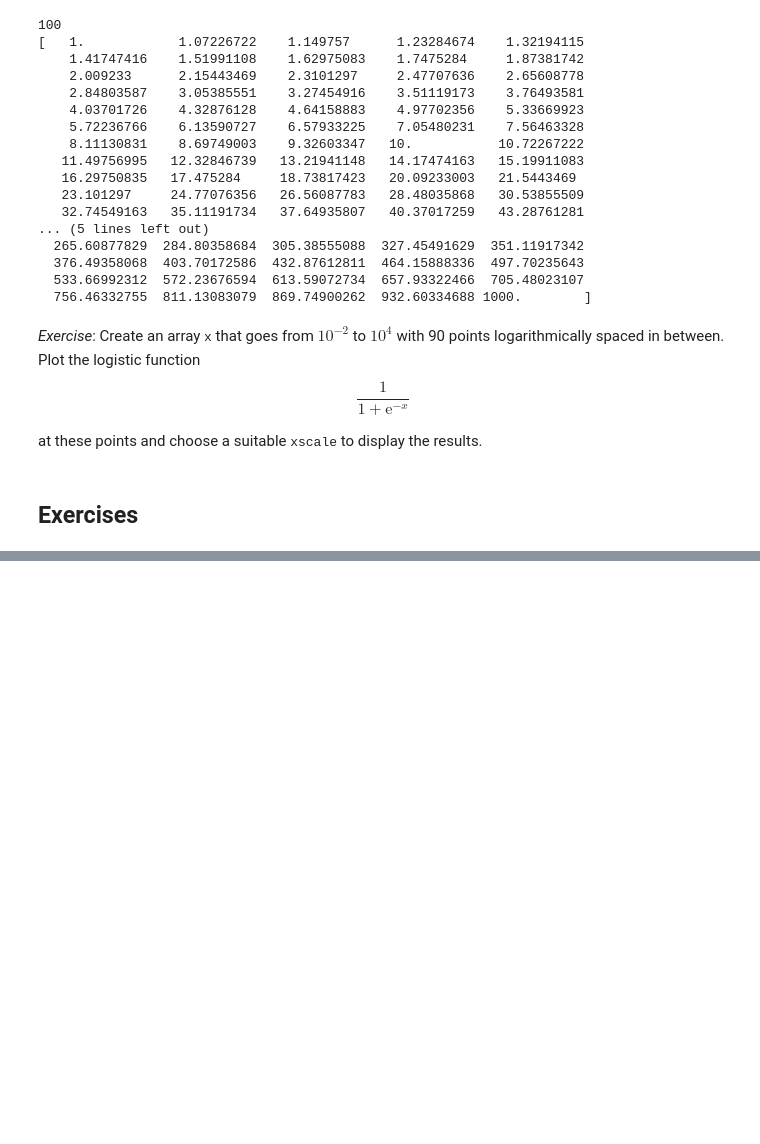
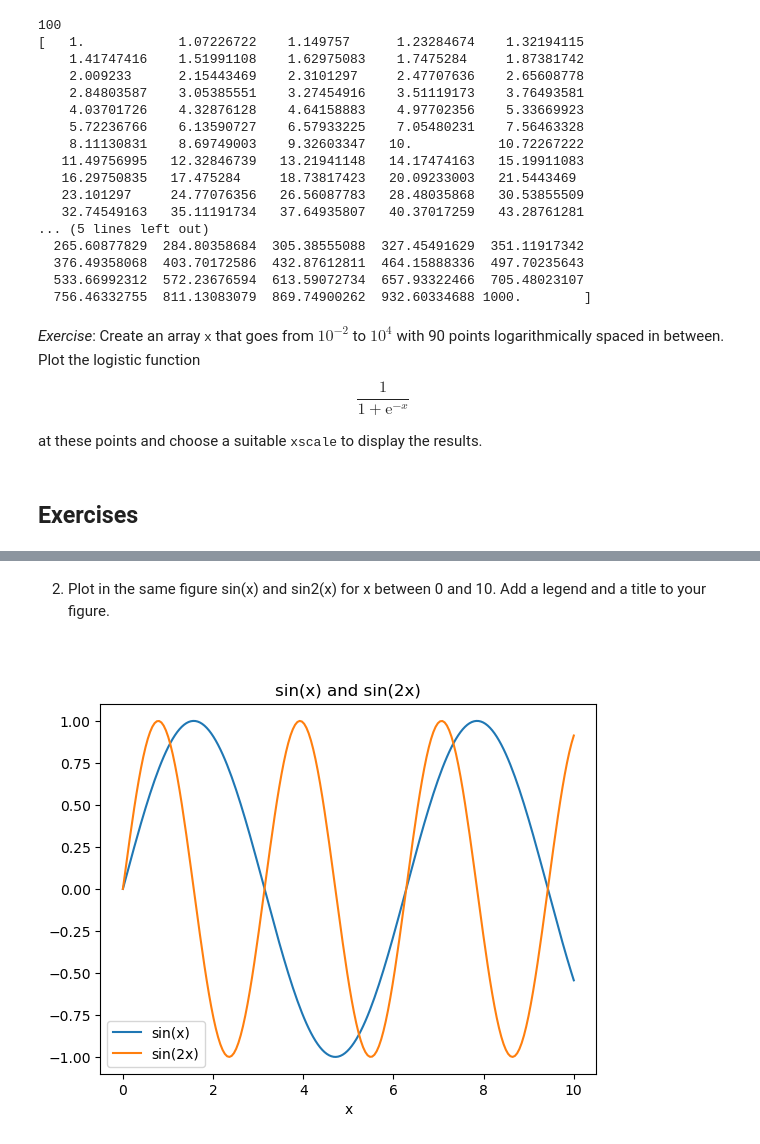
Before and after one commit to B218088-2022/PSB_2023, a Jupyter notebook: jupyter_examples/week2_plotting.ipynb, the cells around one changed output, grey strips where cells are left out. Drawn from its saved outputs; the diff is of its cells as text; code cells hidden in the pictures; blank space fills up the shorter version.

```diff
--- a/jupyter_examples/week2_plotting.ipynb
+++ b/jupyter_examples/week2_plotting.ipynb
@@ -77,0 +98,15 @@ at these points and choose a suitable <tt>xscale</tt> to display the results.
+# %% [markdown]
+2. Plot in the same figure sin(x) and sin2(x) for x between 0 and 10. Add a legend and a title to your figure.
+<br>
+# %%
+#Question 2
+x= np.linspace(0, 10, 200)
+plt.figure()
+plt.plot(x, np.sin(x), label= 'sin(x)')
+plt.plot(x, np.sin(2*x), label= 'sin(2x)')
+plt.legend()
+plt.title('sin(x) and sin(2x)')
+plt.xlabel('x')
+plt.show()
+# %% [output]
+[figure, added]
```
Also changed, not shown: parts of 6 cells of this notebook, 12 other files.
